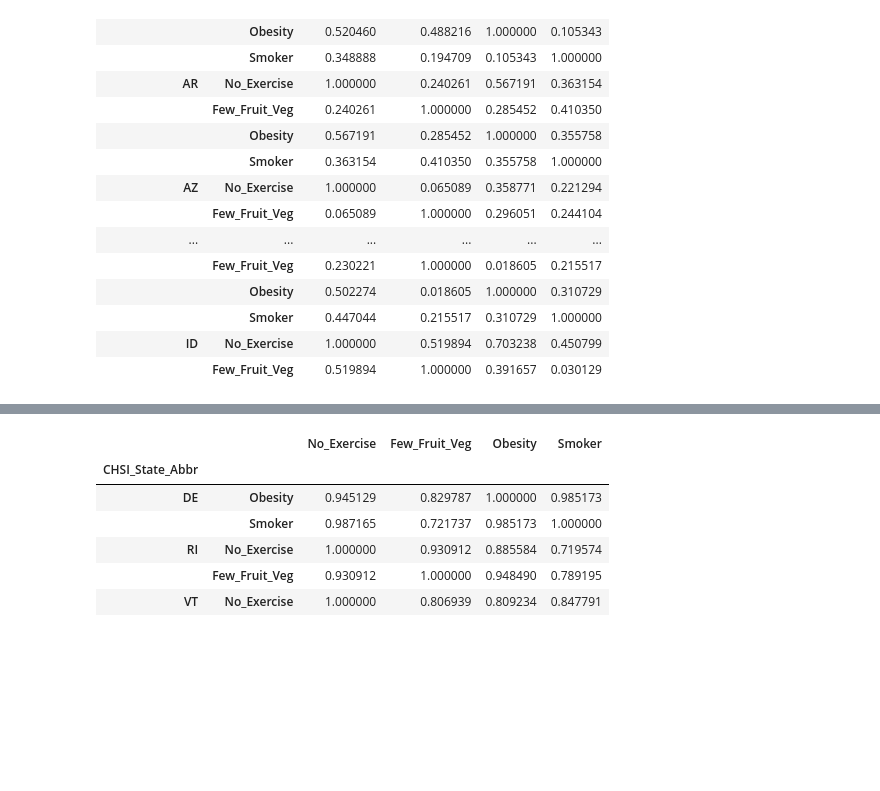
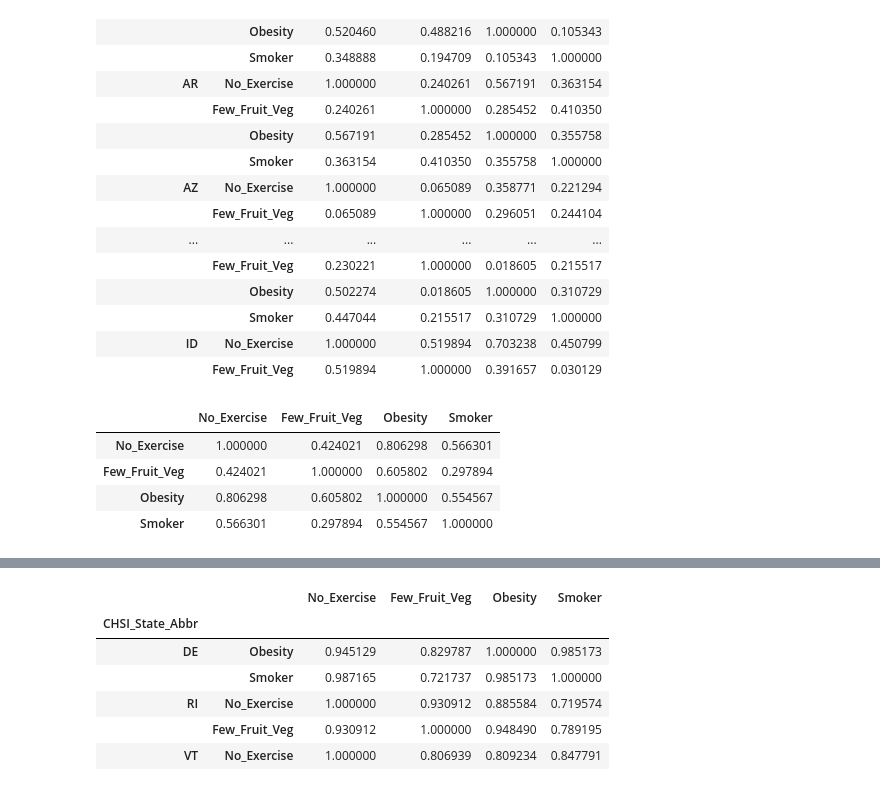
Before and after one commit to HenaVen/SMU_Pro1_Team4_repo, a Jupyter notebook: Obesity_RiskFactors_Correlation.ipynb, the cells around one changed output, grey strips where cells are left out. Drawn from its saved outputs; the diff is of its cells as text; code cells hidden in the pictures; blank space fills up the shorter version.

```diff
--- a/Obesity_RiskFactors_Correlation.ipynb
+++ b/Obesity_RiskFactors_Correlation.ipynb
@@ -211,3 +211,13 @@ riskfactor_by_state_corr.head(50)
 |  | Smoker | 0.447044 | 0.215517 | 0.310729 | 1.000000 |
 | ID | No_Exercise | 1.000000 | 0.519894 | 0.703238 | 0.450799 |
 |  | Few_Fruit_Veg | 0.519894 | 1.000000 | 0.391657 | 0.030129 |
+# %%
+#Isolate just the outlier state CO
+colorado_outlier = riskfactor_by_state_corr.loc['CO']
+colorado_outlier
+# %% [output]
+|  | No_Exercise | Few_Fruit_Veg | Obesity | Smoker |
+| No_Exercise | 1.000000 | 0.424021 | 0.806298 | 0.566301 |
+| Few_Fruit_Veg | 0.424021 | 1.000000 | 0.605802 | 0.297894 |
+| Obesity | 0.806298 | 0.605802 | 1.000000 | 0.554567 |
+| Smoker | 0.566301 | 0.297894 | 0.554567 | 1.000000 |
```
Also changed, not shown: parts of 3 cells of this notebook, 4 other files.
